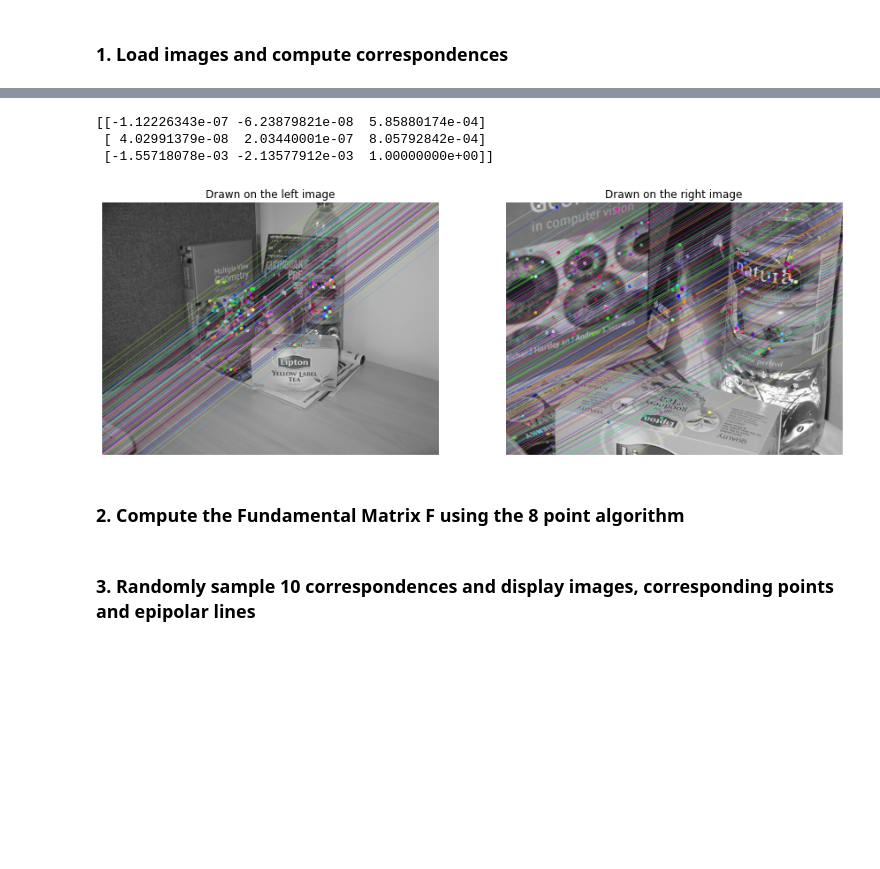
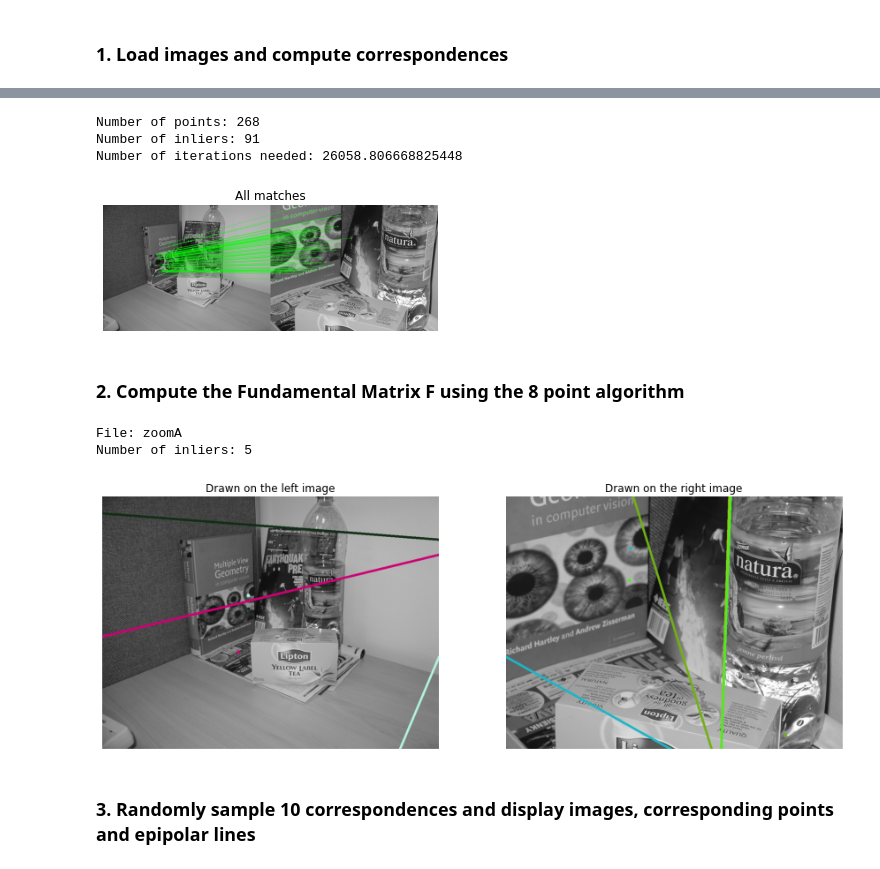
Before and after one commit to byi649/Fundamental-Matrix-Calculation, a Jupyter notebook: COMP90086_asst3_2022.ipynb, the cells around one changed output, grey strips where cells are left out. Saved outputs shown, nothing was run; the diff lists cells and outputs as text; code cells hidden in the pictures; blank space fills up the shorter version.

```diff
--- a/COMP90086_asst3_2022.ipynb
+++ b/COMP90086_asst3_2022.ipynb
@@ -22,21 +23 @@ import random
 from matplotlib import pyplot as plt
-# %%
-# Code from workshop 8
-# Read in images from a filepath as graycsale.
-imgA = cv2.imread("kusvod2/zoomA.png", cv2.IMREAD_GRAYSCALE)
-imgB = cv2.imread("kusvod2/zoomB.png", cv2.IMREAD_GRAYSCALE)
-
-# Display the images
-plt.subplots(figsize=(15, 15))
-
-plt.subplot(1,2,1)
-plt.imshow(imgA, cmap='gray')
-plt.title('Left image')
-plt.axis('off')
-
-plt.subplot(1,2,2)
-plt.imshow(imgB, cmap='gray')
-plt.title('Right image')
-plt.axis('off')
-
-plt.show()
@@ -230,14 +91,0 @@ plt.show()
-# %%
-# TODO: replace
-F, mask = cv2.findFundamentalMat(ptsL,ptsR,cv2.FM_LMEDS)
-
-# Select only inlier points
-ptsL = ptsL[mask.ravel()==1]
-ptsR = ptsR[mask.ravel()==1]
-
-# print the fundamental matrix
-print(F)
-# %% [output]
-[[-1.12226343e-07 -6.23879821e-08  5.85880174e-04]
- [ 4.02991379e-08  2.03440001e-07  8.05792842e-04]
- [-1.55718078e-03 -2.13577912e-03  1.00000000e+00]]
@@ -262,32 +92,10 @@ def drawlines(img1,img2,lines,pts1,pts2):
-# %%
-# Code from workshop 8
-# Find epilines corresponding to points in right image
-# and draw its lines on left image
-linesL = cv2.computeCorrespondEpilines(ptsR.reshape(-1,1,2), 2, F)
-linesL = linesL.reshape(-1,3)
-img5, img6 = drawlines(imgA, imgB, linesL, ptsL, ptsR)
-
-# Find epilines corresponding to points in left image
-# and draw its lines on right image
-linesR = cv2.computeCorrespondEpilines(ptsL.reshape(-1,1,2), 1, F)
-linesR = linesR.reshape(-1,3)
-img3, img4 = drawlines(imgB, imgA, linesR, ptsR, ptsL)
-
-# Display the results
-plt.subplots(figsize=(15, 15))
-
-plt.subplot(1,2,1)
-plt.imshow(img5, cmap='gray')
-plt.title('Drawn on the left image')
-plt.axis('off')
-
-plt.subplot(1,2,2)
-plt.imshow(img3, cmap='gray')
-plt.title('Drawn on the right image')
-plt.axis('off')
-
-plt.show()
-# %% [output]
-[figure, removed]
+# %%
+imgA, imgB = readImage("kusvod2/zoomA.png", "kusvod2/zoomB.png")
+ptsA, ptsB = findPoints(imgA, imgB)
+# %% [output]
+Number of points: 268
+Number of inliers: 91
+Number of iterations needed: 26058.806668825448
+[figure, added]
 # %% [markdown]
 ### 2. Compute the Fundamental Matrix F using the 8 point algorithm
@@ -294,2 +222,8 @@ plt.show()
+# %%
+max_A, max_B, lines_A, lines_B = calculateF(ptsA, ptsB, "zoomA")
+# %% [output]
+File: zoomA
+Number of inliers: 5
+[figure, added]
 # %% [markdown]
 ### 3. Randomly sample 10 correspondences and display images, corresponding points and epipolar lines
```
Also changed, not shown: parts of 14 cells of this notebook.
